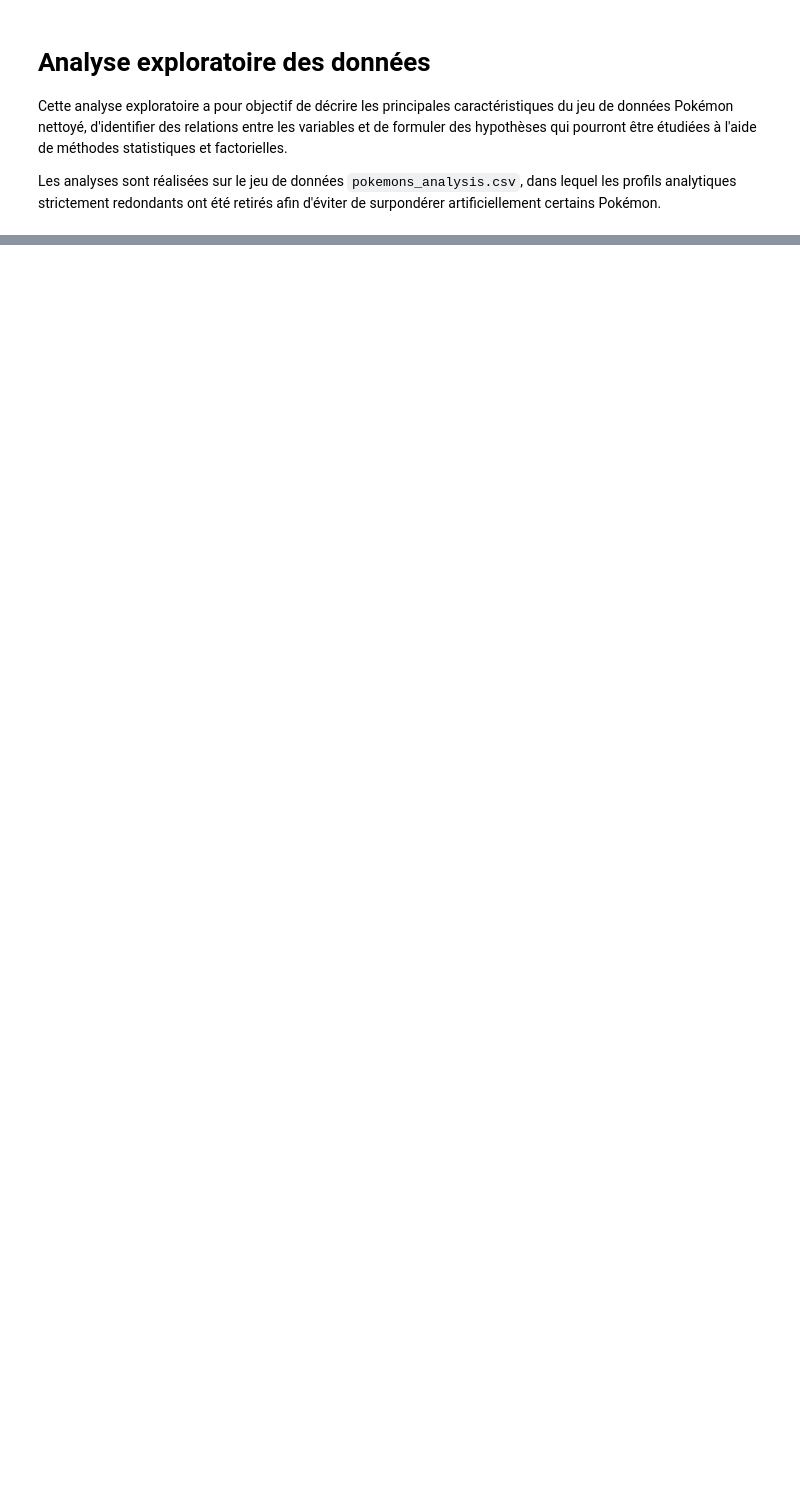
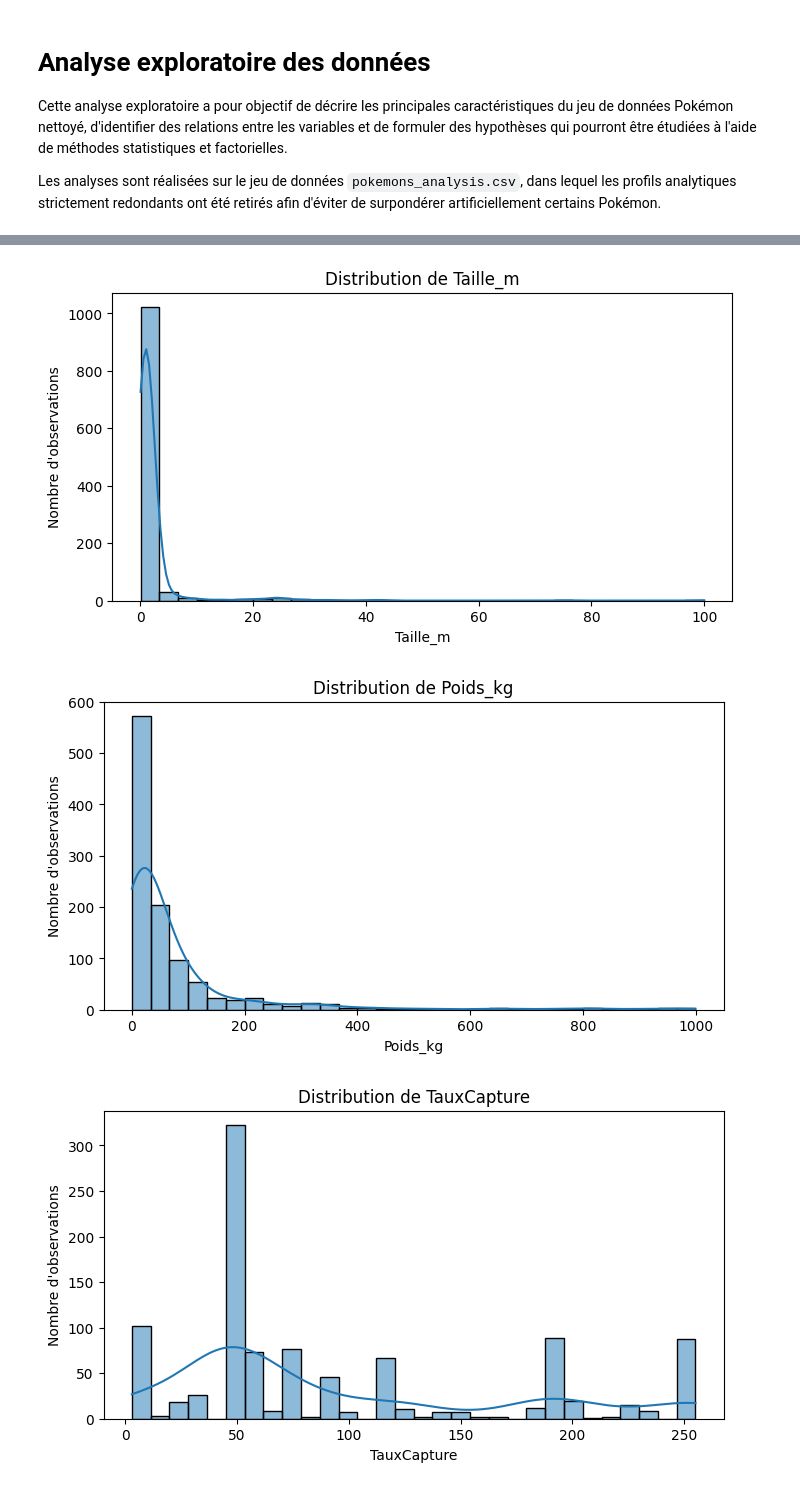
Before and after one commit to gherib-anis/pokemon-data-analysis, a Jupyter notebook: notebooks/03_exploratory_analysis.ipynb, the cells around one changed output, grey strips where cells are left out. Drawn from its saved outputs; the diff is of its cells as text; code cells hidden in the pictures; blank space fills up the shorter version.

```diff
--- a/notebooks/03_exploratory_analysis.ipynb
+++ b/notebooks/03_exploratory_analysis.ipynb
@@ -25,0 +225,27 @@ NameError: name 'pd' is not defined
+# %%
+variables_distribution = [
+    "Taille_m",
+    "Poids_kg",
+    "TauxCapture",
+    "Total"
+]
+
+for var in variables_distribution:
+    plt.figure(figsize=(8, 4))
+
+    sns.histplot(
+        data=df,
+        x=var,
+        bins=30,
+        kde=True
+    )
+
+    plt.title(f"Distribution de {var}")
+    plt.xlabel(var)
+    plt.ylabel("Nombre d'observations")
+
+    plt.show()
+# %% [output]
+[figure, added]
+[figure, added]
+[figure, added]
```
Also changed, not shown: parts of 79 cells of this notebook.
